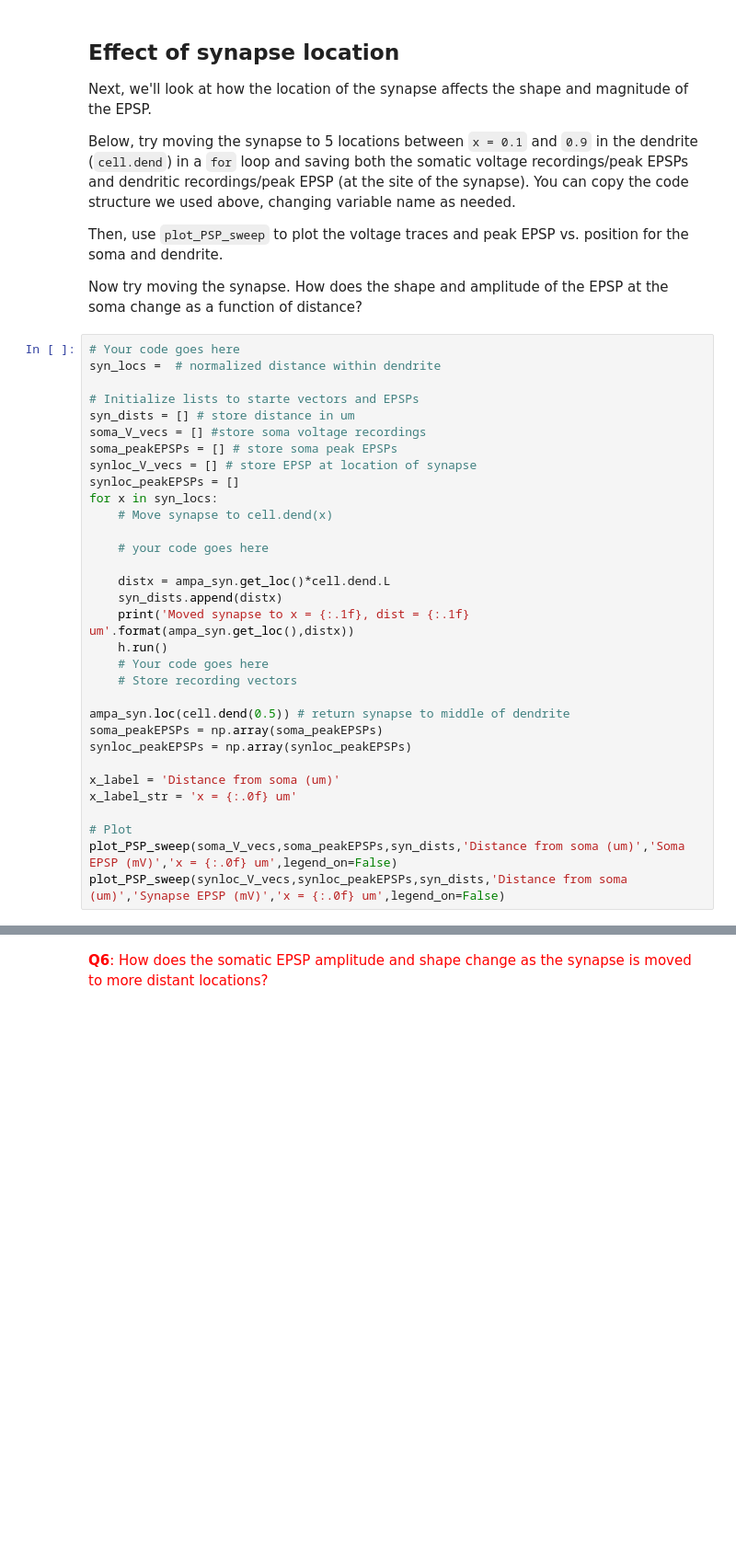
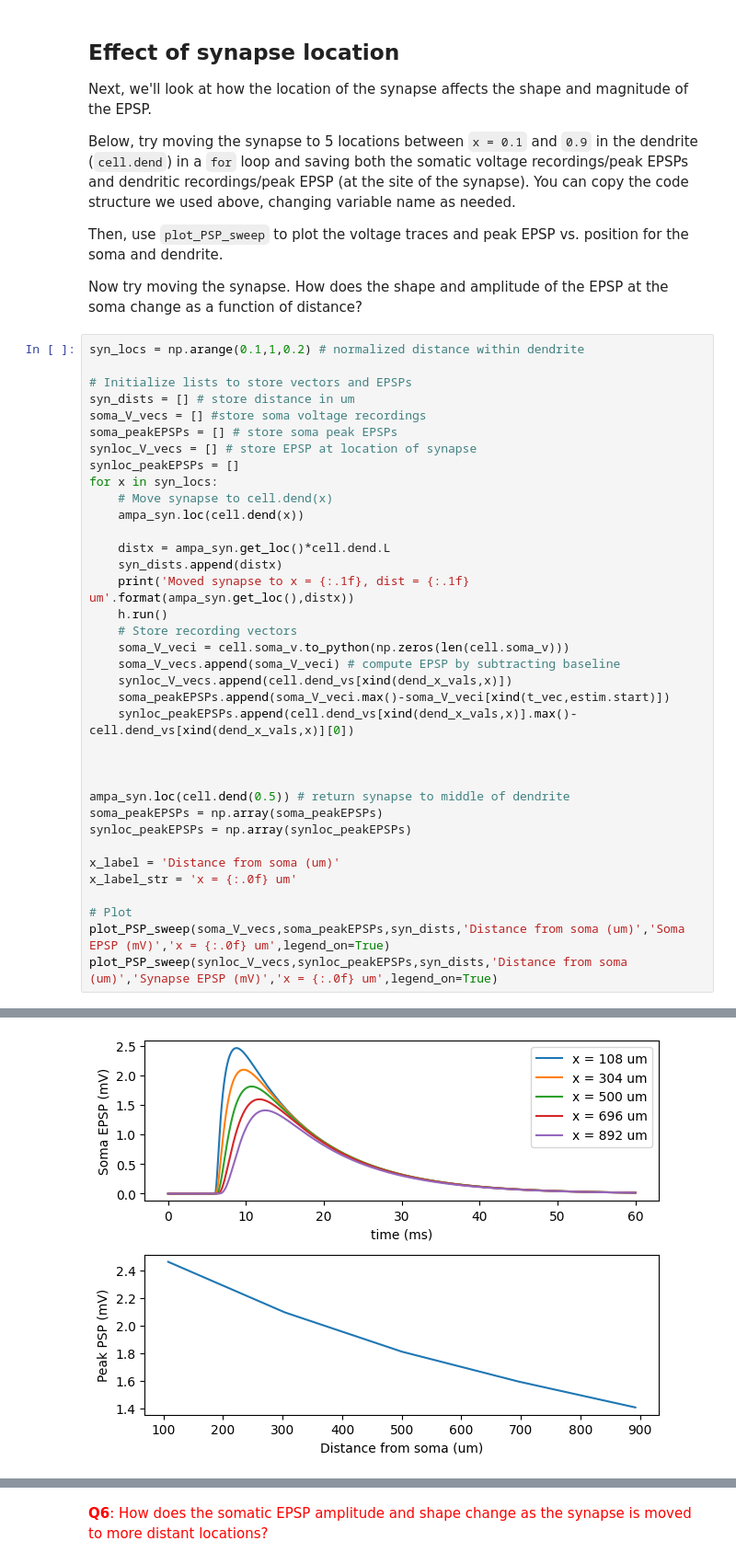
Before and after one commit to lw-miles24/9--CompModNervSys-BallAndStickSynapses, a Jupyter notebook: CompModNervSys_exercise9.ipynb, the cells around one changed output, grey strips where cells are left out. Shown: that part at 92% size. Drawn from its saved outputs; the diff is of its cells as text; blank space fills up the shorter version.

```diff
--- a/CompModNervSys_exercise9.ipynb
+++ b/CompModNervSys_exercise9.ipynb
@@ -271,10 +348,9 @@ Then, use `plot_PSP_sweep` to plot the voltage traces and peak EPSP vs. position
 
 Now try moving the synapse. How does the shape and amplitude of the EPSP at the soma change as a function of distance?
 # %%
-# Your code goes here
-syn_locs =  # normalized distance within dendrite
+syn_locs = np.arange(0.1,1,0.2) # normalized distance within dendrite
 
-# Initialize lists to starte vectors and EPSPs
+# Initialize lists to store vectors and EPSPs
 syn_dists = [] # store distance in um
 soma_V_vecs = [] #store soma voltage recordings
 soma_peakEPSPs = [] # store soma peak EPSPs
@@ -282,15 +358,20 @@ synloc_V_vecs = [] # store EPSP at location of synapse
 synloc_peakEPSPs = []
 for x in syn_locs:
     # Move synapse to cell.dend(x)
-
-    # your code goes here
+    ampa_syn.loc(cell.dend(x))
 
     distx = ampa_syn.get_loc()*cell.dend.L
     syn_dists.append(distx)
     print('Moved synapse to x = {:.1f}, dist = {:.1f} um'.format(ampa_syn.get_loc(),distx))
     h.run()
-    # Your code goes here
     # Store recording vectors
+    soma_V_veci = cell.soma_v.to_python(np.zeros(len(cell.soma_v)))
+    soma_V_vecs.append(soma_V_veci) # compute EPSP by subtracting baseline
+    synloc_V_vecs.append(cell.dend_vs[xind(dend_x_vals,x)])
+    soma_peakEPSPs.append(soma_V_veci.max()-soma_V_veci[xind(t_vec,estim.start)])
+    synloc_peakEPSPs.append(cell.dend_vs[xind(dend_x_vals,x)].max()-cell.dend_vs[xind(dend_x_vals,x)][0])
+
+
 
 ampa_syn.loc(cell.dend(0.5)) # return synapse to middle of dendrite
 soma_peakEPSPs = np.array(soma_peakEPSPs)
@@ -300,5 +381,6 @@ x_label = 'Distance from soma (um)'
 x_label_str = 'x = {:.0f} um'
 
 # Plot
-plot_PSP_sweep(soma_V_vecs,soma_peakEPSPs,syn_dists,'Distance from soma (um)','Soma EPSP (mV)','x = {:.0f} um',legend_on=False)
-plot_PSP_sweep(synloc_V_vecs,synloc_peakEPSPs,syn_dists,'Distance from soma (um)','Synapse EPSP (mV)','x = {:.0f} um',legend_on=False)
+plot_PSP_sweep(soma_V_vecs,soma_peakEPSPs,syn_dists,'Distance from soma (um)','Soma EPSP (mV)','x = {:.0f} um',legend_on=True)
+plot_PSP_sweep(synloc_V_vecs,synloc_peakEPSPs,syn_dists,'Distance from soma (um)','Synapse EPSP (mV)','x = {:.0f} um',legend_on=True)
+# %% [output]
@@ -304,0 +392 @@ plot_PSP_sweep(synloc_V_vecs,synloc_peakEPSPs,syn_dists,'Distance from soma (um)
+[figure, added]
```
Also changed, not shown: parts of 37 cells of this notebook.
